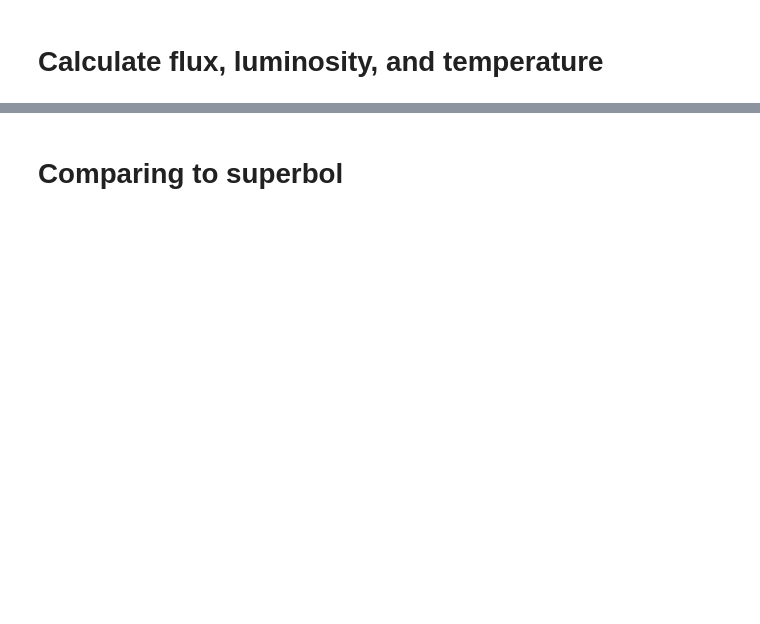
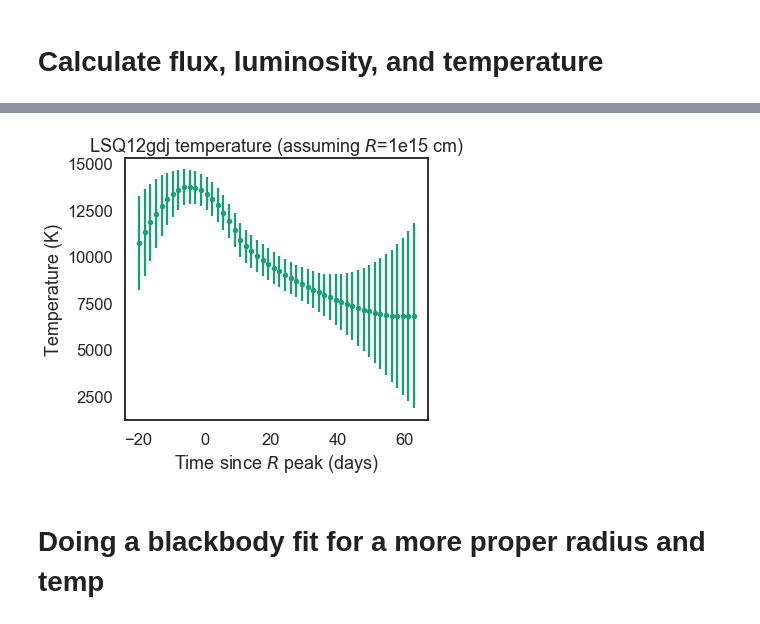
Before and after one commit to archipleym/melalexcharmicyrus_final, a Jupyter notebook: melanie/mel_pymc3.ipynb, the cells around one changed output, grey strips where cells are left out. Drawn from its saved outputs; the diff is of its cells as text; code cells hidden in the pictures; blank space fills up the shorter version.

Commit message:
blackbody fits

```diff
--- a/melanie/mel_pymc3.ipynb
+++ b/melanie/mel_pymc3.ipynb
@@ -596,15 +619,17 @@ plt.show()
 # %%
 fig = plt.figure(figsize=(7, 5))
 plt.errorbar(x=X_new, y=T, yerr=error_T, fmt='.', color='C0', label='This work')
 plt.xlabel(r'Time since $R$ peak (days)')
 plt.ylabel('Temperature (K)')
 plt.title('LSQ12gdj temperature (assuming $R$=1e15 cm)')
-plt.gcf().subplots_adjust(bottom=0.15, left=0.15)
+plt.gcf().subplots_adjust(bottom=0.15, left=0.30)
 #plt.legend()
-plt.savefig('mel_temp.png')
+plt.savefig('mel_temperature.png')
 plt.show()
+# %% [output]
+[figure, added]
-# %% [markdown]
-# Comparing to superbol
+# %% [markdown]
+# Doing a blackbody fit for a more proper radius and temp
 # %%
 # what superbol does
 def bb(lamb, T, R):
```
Also changed, not shown: parts of 13 cells of this notebook, 12 other files.
